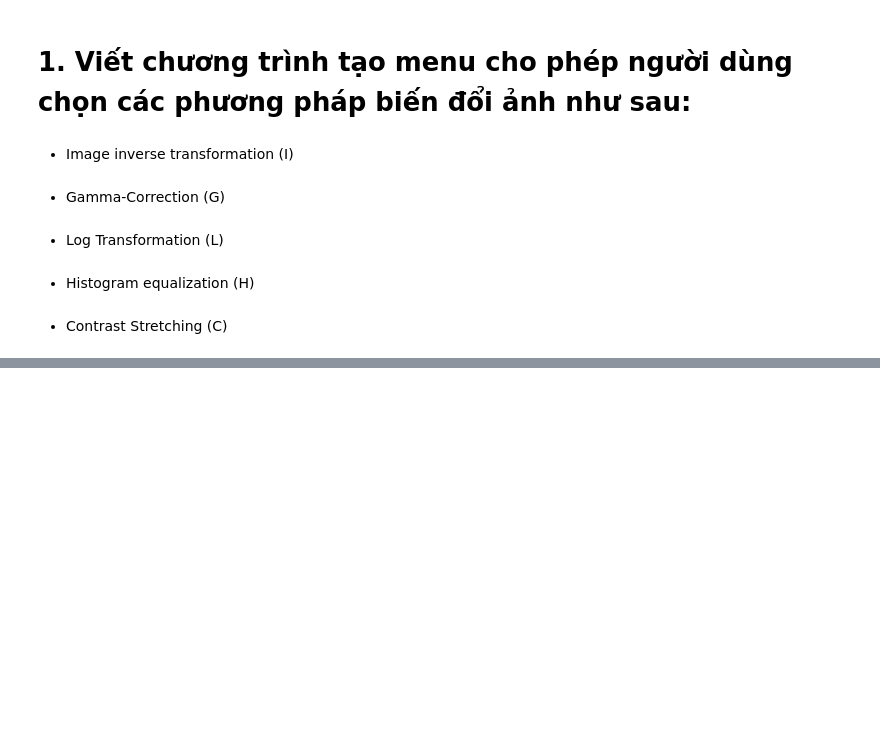
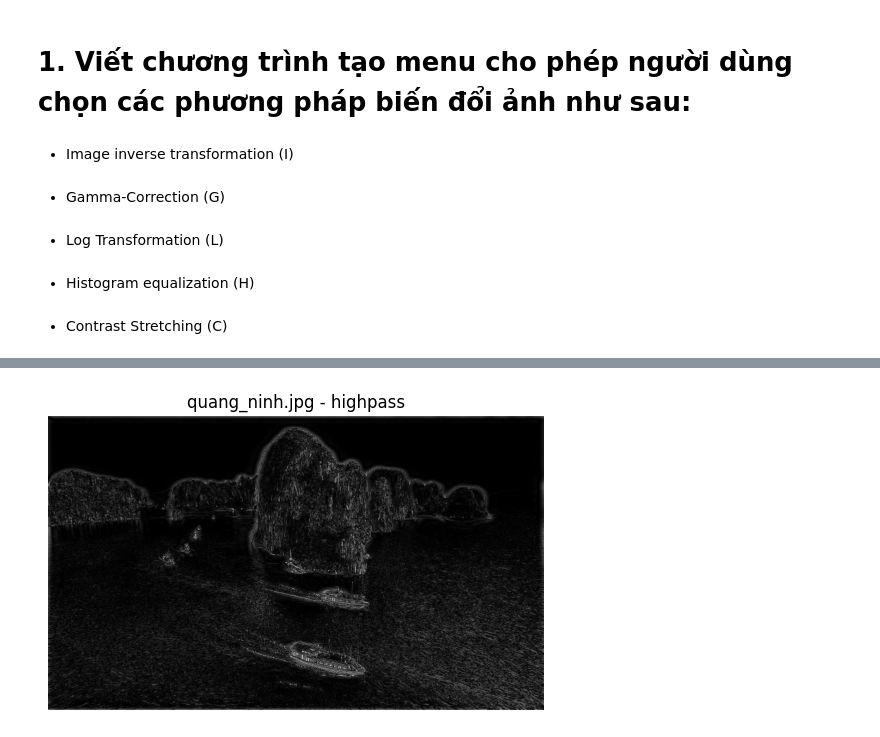
Before and after one commit to Taibbuii/PROJECT_UNI, a Jupyter notebook: Lab2/lab2-207CT58588-BuiHuuTai.ipynb, the cells around one changed output, grey strips where cells are left out. Cells and saved outputs as stored; diff of their text form; code cells hidden in the pictures; blank space fills up the shorter version.

```diff
--- a/Lab2/lab2-207CT58588-BuiHuuTai.ipynb
+++ b/Lab2/lab2-207CT58588-BuiHuuTai.ipynb
@@ -36,0 +175,88 @@ plt.show()
+# %%
+import os
+import numpy as np
+import matplotlib.pyplot as plt
+from PIL import Image
+
+input_folder = 'exercise'
+output_folder = 'output'
+os.makedirs(output_folder, exist_ok=True)
+
+image_list = ['quang_ninh.jpg', 'pagoda.jpg', 'ha-long-bay-in-vietnam.jpg']
+
+def save_and_show(result, filename, method):
+    output_path = os.path.join(output_folder, f"{os.path.splitext(filename)[0]}_{method}.png")
+    Image.fromarray(result).save(output_path)
+    plt.figure()
+    plt.title(f"{filename} - {method}")
+    plt.imshow(result, cmap='gray')
+    plt.axis('off')
+    plt.show()
+
+def fast_fourier(img_arr):
+    f = np.fft.fft2(img_arr)
+    fshift = np.fft.fftshift(f)
+    magnitude_spectrum = 20 * np.log(np.abs(fshift) + 1)
+    return np.clip(magnitude_spectrum, 0, 255).astype(np.uint8)
+
+def butterworth_lowpass(img_arr, cutoff=30, order=2):
+    rows, cols = img_arr.shape
+    crow, ccol = rows // 2, cols // 2
+
+    u = np.arange(rows)
+    v = np.arange(cols)
+    U, V = np.meshgrid(u - crow, v - ccol, indexing='ij')
+    D = np.sqrt(U**2 + V**2)
+
+    H = 1 / (1 + (D / cutoff)**(2 * order))
+
+    F = np.fft.fft2(img_arr)
+    F_shifted = np.fft.fftshift(F)
+    G = H * F_shifted
+    G_ishift = np.fft.ifftshift(G)
+    img_back = np.fft.ifft2(G_ishift)
+    return np.clip(np.abs(img_back), 0, 255).astype(np.uint8)
+
+def butterworth_highpass(img_arr, cutoff=30, order=2):
+    rows, cols = img_arr.shape
+    crow, ccol = rows // 2, cols // 2
+
+    u = np.arange(rows)
+    v = np.arange(cols)
+    U, V = np.meshgrid(u - crow, v - ccol, indexing='ij')
+    D = np.sqrt(U**2 + V**2)
+
+    H = 1 / (1 + (cutoff / D)**(2 * order))
+    H[D == 0] = 0
+
+    F = np.fft.fft2(img_arr)
+    F_shifted = np.fft.fftshift(F)
+    G = H * F_shifted
+    G_ishift = np.fft.ifftshift(G)
+    img_back = np.fft.ifft2(G_ishift)
+    return np.clip(np.abs(img_back), 0, 255).astype(np.uint8)
+
+def process_frequency_images(choice):
+    for filename in image_list:
+        filepath = os.path.join(input_folder, filename)
+        img = Image.open(filepath).convert('L')
+        img_arr = np.asarray(img)
+
+        if choice == 'F':
+            result = fast_fourier(img_arr)
+            method = "fft"
+        elif choice == 'L':
+            result = butterworth_lowpass(img_arr)
+            method = "lowpass"
+        elif choice == 'H':
+            result = butterworth_highpass(img_arr)
+            method = "highpass"
+        else:
+            print("❌ Lựa chọn không hợp lệ.")
+            return
+
+        save_and_show(result, filename, method)
+
+process_frequency_images('H')
+# %% [output]
+[figure, added]
```
Also changed, not shown: parts of 11 cells of this notebook, 39 other files.
